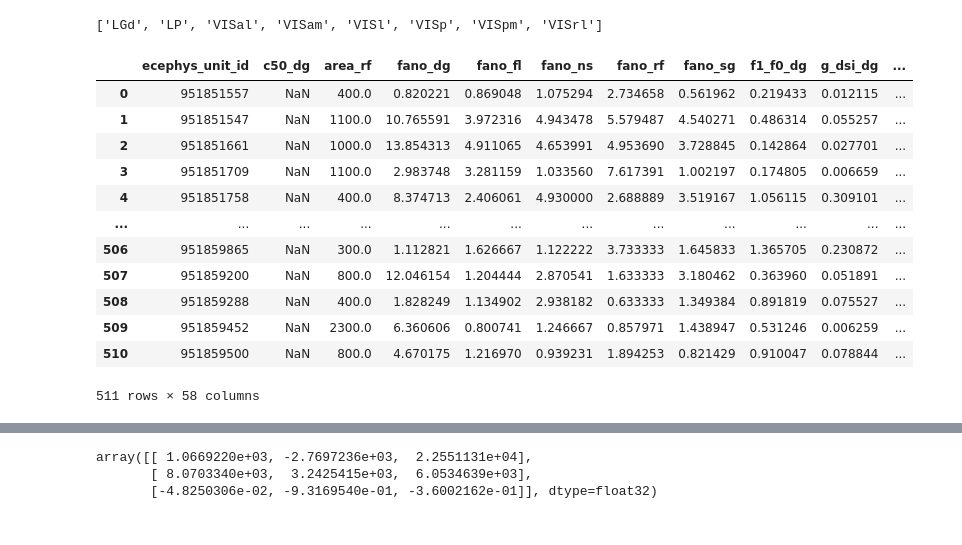
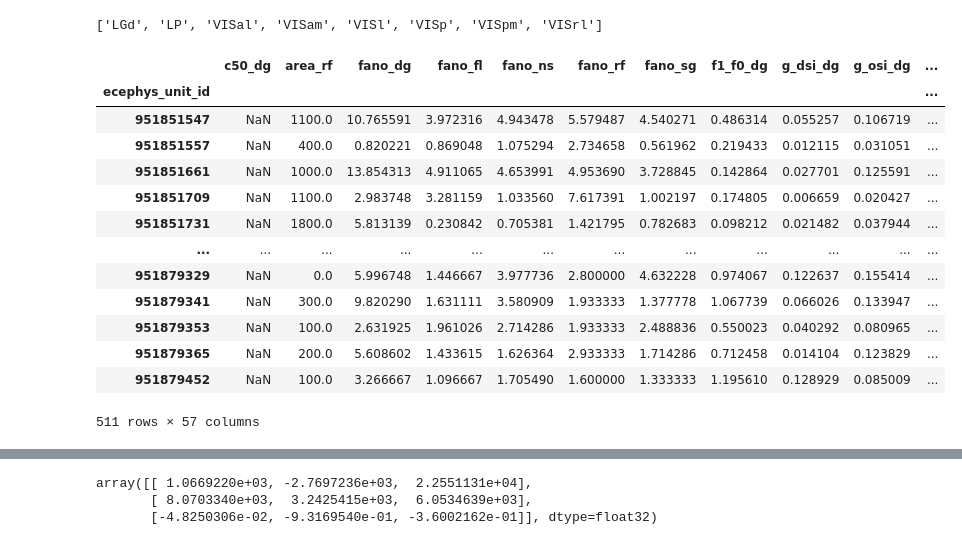
Before and after one commit to NeurodataWithoutBorders/ccf-widget, a Jupyter notebook: examples/NeuropixelUnitsFunctionalMetrics.ipynb, the cells around one changed output, grey strips where cells are left out. Drawn from its saved outputs; the diff is of its cells as text; code cells hidden in the pictures.

```diff
--- a/examples/NeuropixelUnitsFunctionalMetrics.ipynb
+++ b/examples/NeuropixelUnitsFunctionalMetrics.ipynb
@@ -35,18 +37,20 @@ structures
 ['LGd', 'LP', 'VISal', 'VISam', 'VISl', 'VISp', 'VISpm', 'VISrl']
 # %%
 functional_metrics_df = pd.read_csv(functional_metrics_csv)
+functional_metrics_df = functional_metrics_df.set_index('ecephys_unit_id').sort_index()
 functional_metrics_df
 # %% [output]
-|  | ecephys_unit_id | c50_dg | area_rf | fano_dg | fano_fl | fano_ns | fano_rf | fano_sg | f1_f0_dg | g_dsi_dg | ... |
-| 0 | 951851557 | NaN | 400.0 | 0.820221 | 0.869048 | 1.075294 | 2.734658 | 0.561962 | 0.219433 | 0.012115 | ... |
-| 1 | 951851547 | NaN | 1100.0 | 10.765591 | 3.972316 | 4.943478 | 5.579487 | 4.540271 | 0.486314 | 0.055257 | ... |
-| 2 | 951851661 | NaN | 1000.0 | 13.854313 | 4.911065 | 4.653991 | 4.953690 | 3.728845 | 0.142864 | 0.027701 | ... |
-| 3 | 951851709 | NaN | 1100.0 | 2.983748 | 3.281159 | 1.033560 | 7.617391 | 1.002197 | 0.174805 | 0.006659 | ... |
-| 4 | 951851758 | NaN | 400.0 | 8.374713 | 2.406061 | 4.930000 | 2.688889 | 3.519167 | 1.056115 | 0.309101 | ... |
+|  | c50_dg | area_rf | fano_dg | fano_fl | fano_ns | fano_rf | fano_sg | f1_f0_dg | g_dsi_dg | g_osi_dg | ... |
+| ecephys_unit_id |  |  |  |  |  |  |  |  |  |  | ... |
+| 951851547 | NaN | 1100.0 | 10.765591 | 3.972316 | 4.943478 | 5.579487 | 4.540271 | 0.486314 | 0.055257 | 0.106719 | ... |
+| 951851557 | NaN | 400.0 | 0.820221 | 0.869048 | 1.075294 | 2.734658 | 0.561962 | 0.219433 | 0.012115 | 0.031051 | ... |
+| 951851661 | NaN | 1000.0 | 13.854313 | 4.911065 | 4.653991 | 4.953690 | 3.728845 | 0.142864 | 0.027701 | 0.125591 | ... |
+| 951851709 | NaN | 1100.0 | 2.983748 | 3.281159 | 1.033560 | 7.617391 | 1.002197 | 0.174805 | 0.006659 | 0.020427 | ... |
+| 951851731 | NaN | 1800.0 | 5.813139 | 0.230842 | 0.705381 | 1.421795 | 0.782683 | 0.098212 | 0.021482 | 0.037944 | ... |
 | ... | ... | ... | ... | ... | ... | ... | ... | ... | ... | ... | ... |
-| 506 | 951859865 | NaN | 300.0 | 1.112821 | 1.626667 | 1.122222 | 3.733333 | 1.645833 | 1.365705 | 0.230872 | ... |
-| 507 | 951859200 | NaN | 800.0 | 12.046154 | 1.204444 | 2.870541 | 1.633333 | 3.180462 | 0.363960 | 0.051891 | ... |
-| 508 | 951859288 | NaN | 400.0 | 1.828249 | 1.134902 | 2.938182 | 0.633333 | 1.349384 | 0.891819 | 0.075527 | ... |
-| 509 | 951859452 | NaN | 2300.0 | 6.360606 | 0.800741 | 1.246667 | 0.857971 | 1.438947 | 0.531246 | 0.006259 | ... |
-| 510 | 951859500 | NaN | 800.0 | 4.670175 | 1.216970 | 0.939231 | 1.894253 | 0.821429 | 0.910047 | 0.078844 | ... |
+| 951879329 | NaN | 0.0 | 5.996748 | 1.446667 | 3.977736 | 2.800000 | 4.632228 | 0.974067 | 0.122637 | 0.155414 | ... |
+| 951879341 | NaN | 300.0 | 9.820290 | 1.631111 | 3.580909 | 1.933333 | 1.377778 | 1.067739 | 0.066026 | 0.133947 | ... |
+| 951879353 | NaN | 100.0 | 2.631925 | 1.961026 | 2.714286 | 1.933333 | 2.488836 | 0.550023 | 0.040292 | 0.080965 | ... |
+| 951879365 | NaN | 200.0 | 5.608602 | 1.433615 | 1.626364 | 2.933333 | 1.714286 | 0.712458 | 0.014104 | 0.123829 | ... |
+| 951879452 | NaN | 100.0 | 3.266667 | 1.096667 | 1.705490 | 1.600000 | 1.333333 | 1.195610 | 0.128929 | 0.085009 | ... |
-511 rows × 58 columns
+511 rows × 57 columns
```
Also changed, not shown: parts of 11 cells of this notebook.
